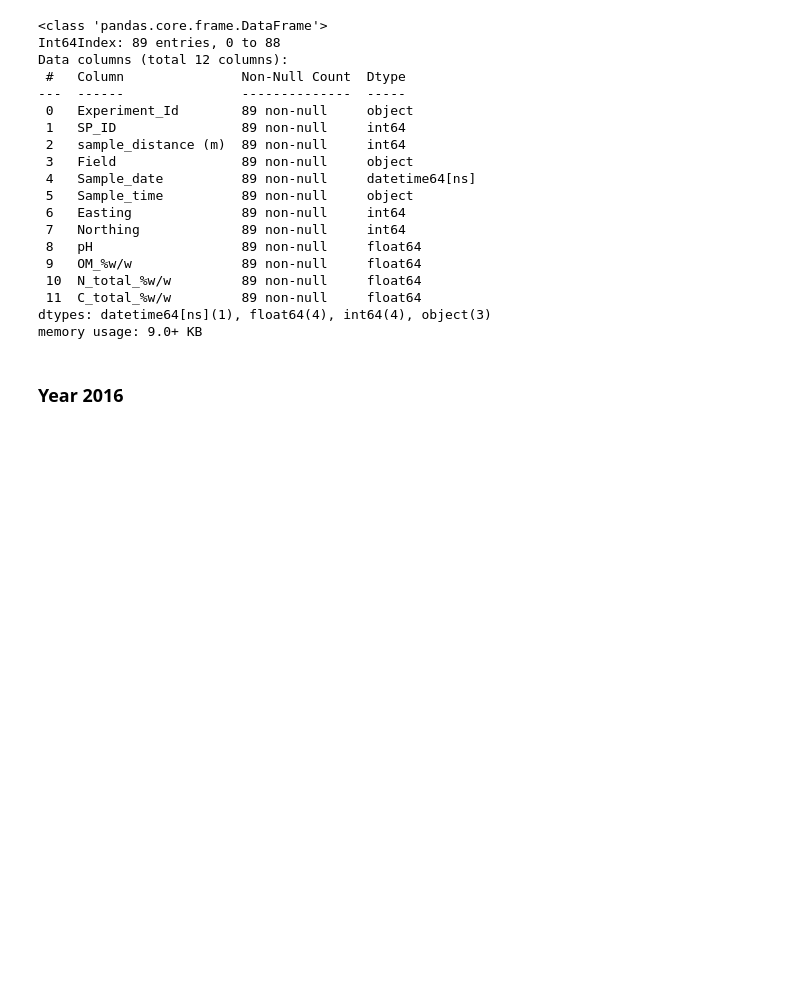
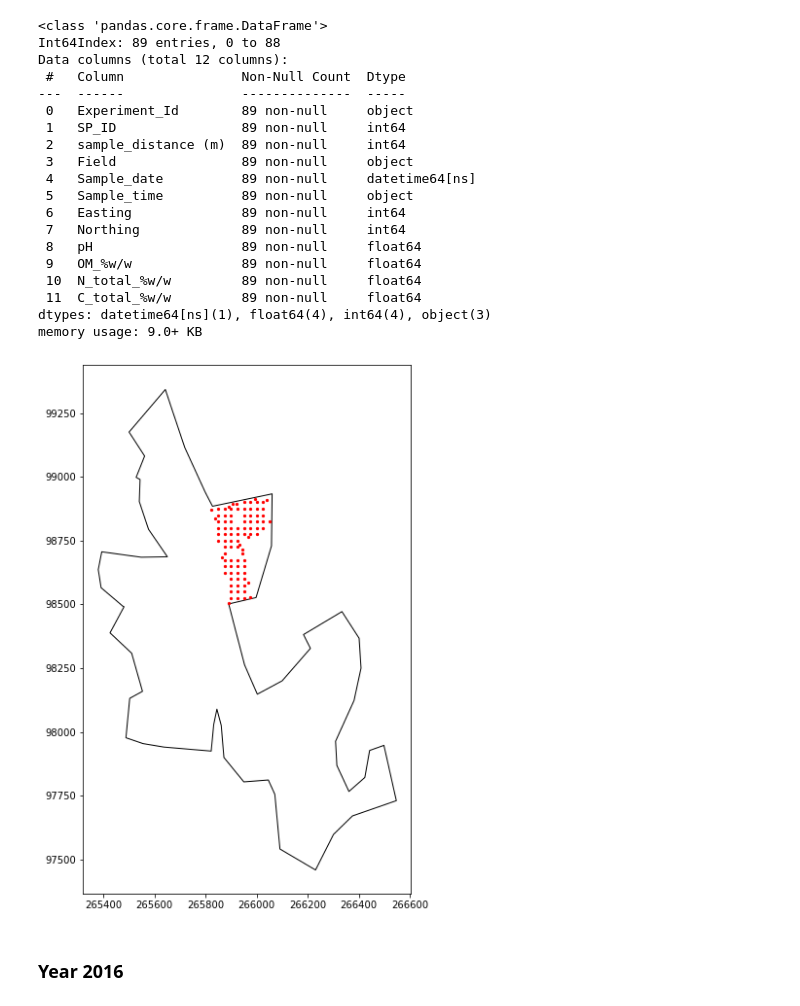
Before and after one commit to neli12/project-carbon-RR, a Jupyter notebook: First steps in analysing RR data.ipynb, the cells around one changed output. Drawn from its saved outputs; the diff is of its cells as text; code cells hidden in the pictures; blank space fills up the shorter version.

```diff
--- a/First steps in analysing RR data.ipynb
+++ b/First steps in analysing RR data.ipynb
@@ -327,6 +354,15 @@ Data columns (total 12 columns):
  11  C_total_%w/w         89 non-null     float64
 dtypes: datetime64[ns](1), float64(4), int64(4), object(3)
 memory usage: 9.0+ KB
+# %%
+# Plot points
+field_2013_gp = gp.GeoDataFrame(field_2013, geometry = gp.points_from_xy(field_2013.Easting, field_2013.Northing))
+area = gp.read_file('C:/Users/neliq/Documents/NIF/Rothamsted/shapefiles/area_drawn_27700.shp')
+area_plot = area.plot(color = 'white', ec = 'black', figsize = (8,10))
+field_2013_gp.plot(ax = area_plot, markersize=5, color = 'red')
+plt.show()
+# %% [output]
+[figure, added]
 # %% [markdown]
 ### Year 2016
 # %%
```
Also changed, not shown: parts of 11 cells of this notebook.
